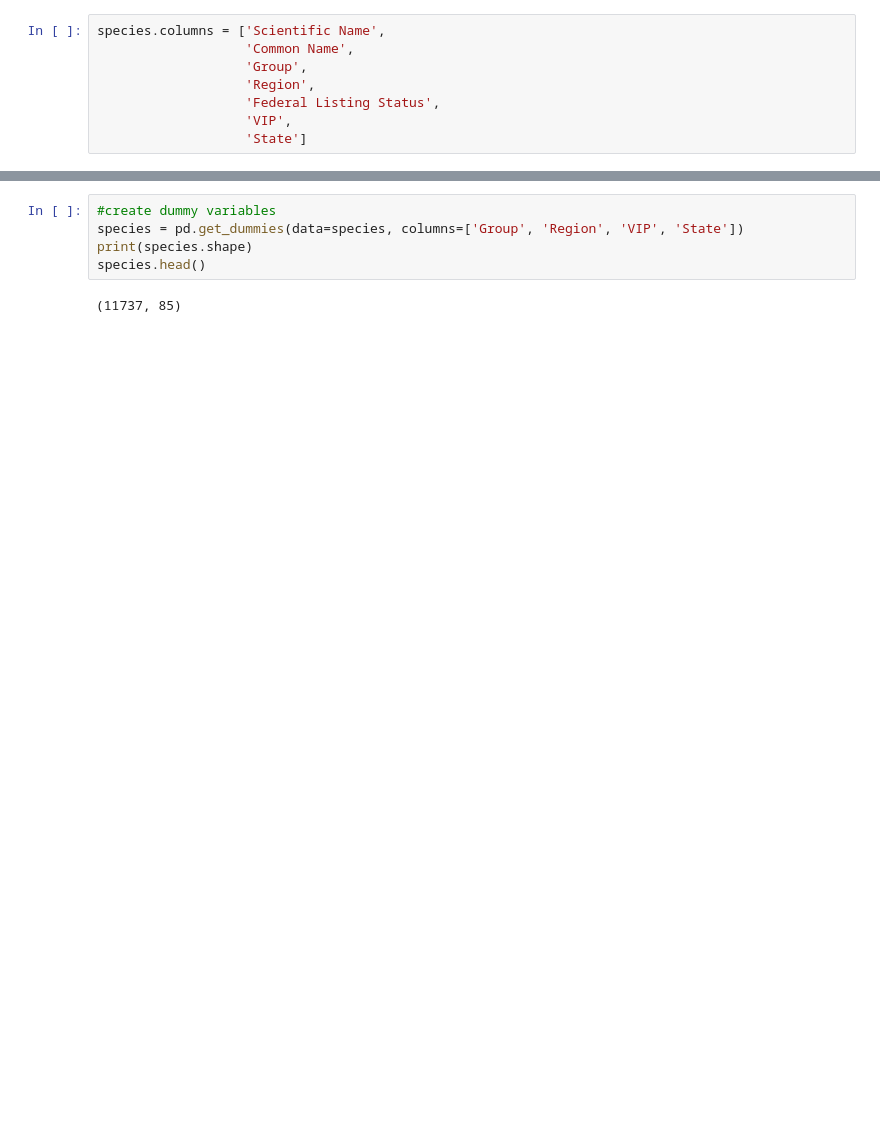
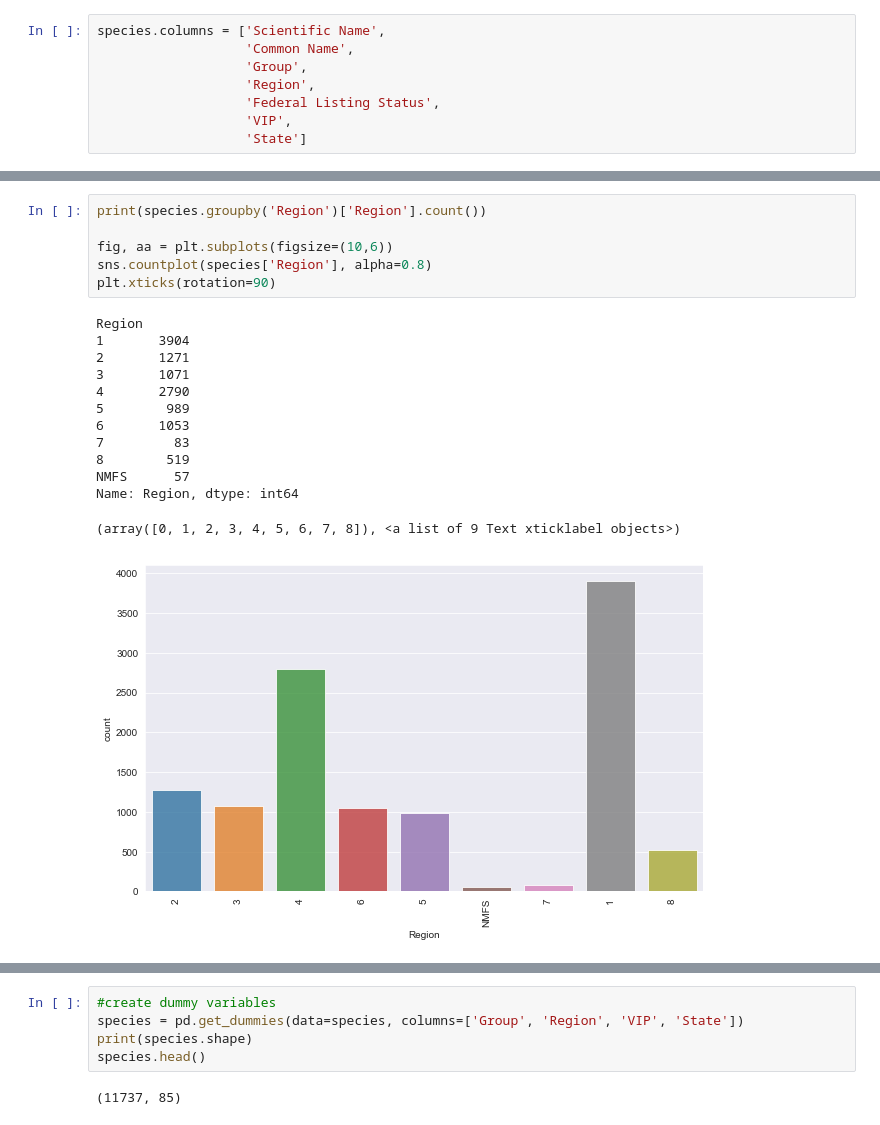
Before and after one commit to acdick/endangered_species_classification, a Jupyter notebook: Source/endangered_species.ipynb, the cells around one changed output, grey strips where cells are left out. Saved outputs shown, nothing was run; the diff lists cells and outputs as text; blank space fills up the shorter version.

```diff
--- a/Source/endangered_species.ipynb
+++ b/Source/endangered_species.ipynb
@@ -271,0 +290,20 @@ species.groupby('Federal Listing Status').sum()
+# %%
+print(species.groupby('Region')['Region'].count())
+
+fig, aa = plt.subplots(figsize=(10,6))
+sns.countplot(species['Region'], alpha=0.8)
+plt.xticks(rotation=90)
+# %% [output]
+Region
+1       3904
+2       1271
+3       1071
+4       2790
+5        989
+6       1053
+7         83
+8        519
+NMFS      57
+Name: Region, dtype: int64
+(array([0, 1, 2, 3, 4, 5, 6, 7, 8]), <a list of 9 Text xticklabel objects>)
+[figure, added]
```
Also changed, not shown: parts of 25 cells of this notebook.
